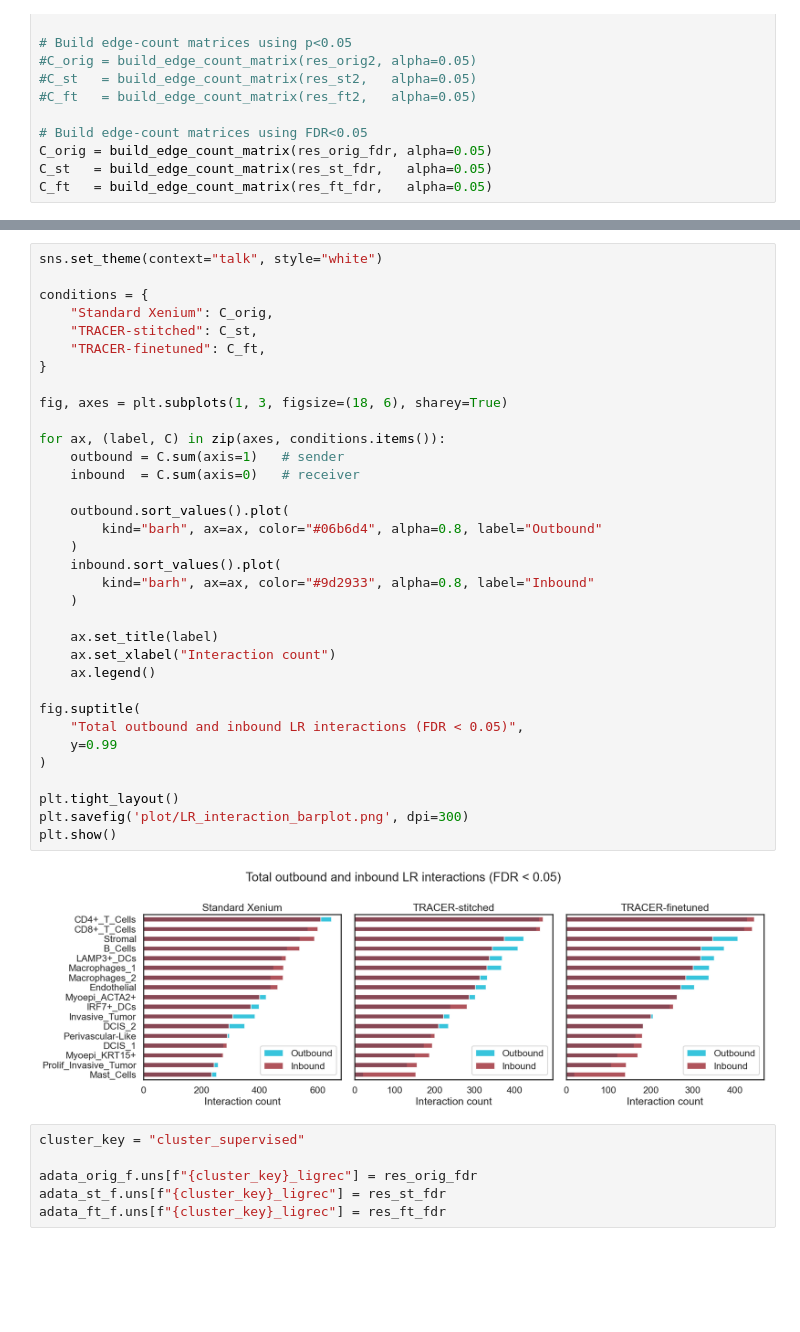
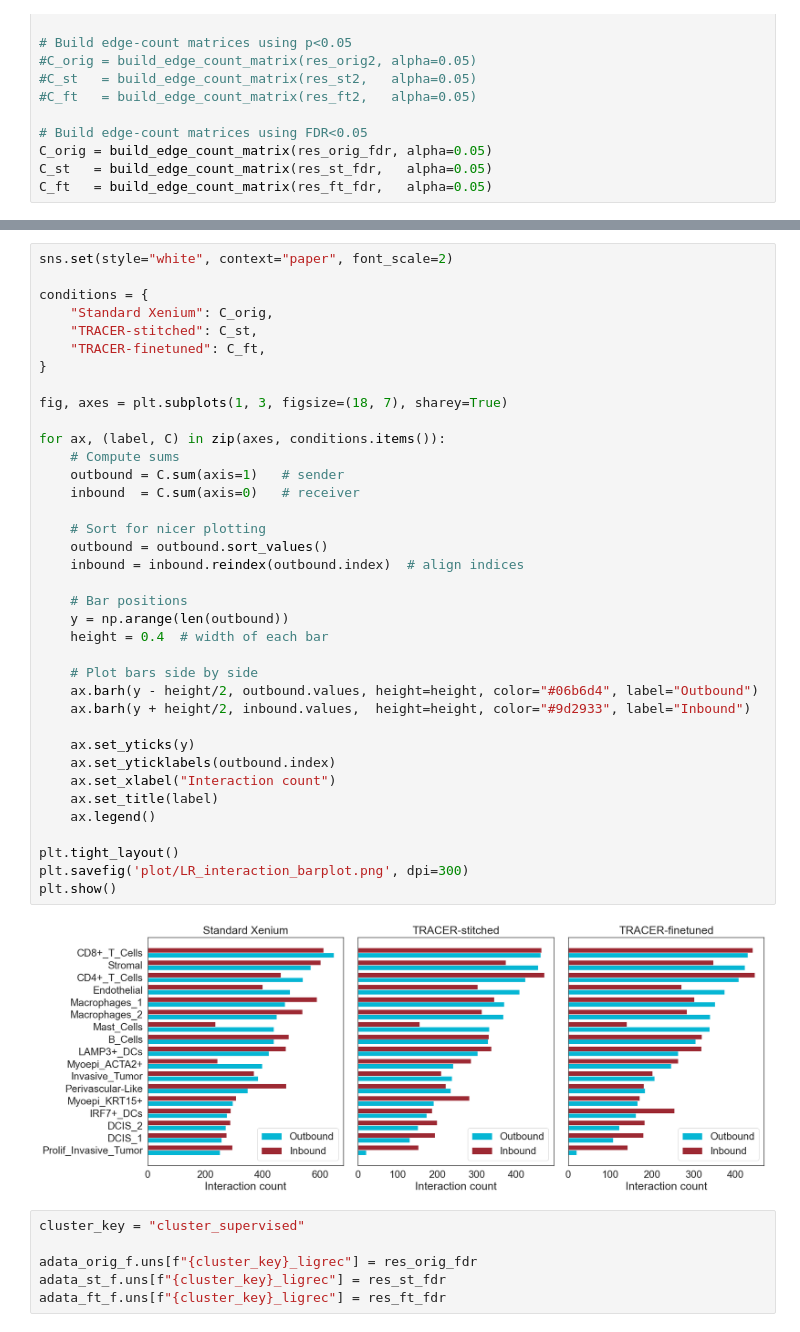
Before and after one commit to imlong4real/TRACER, a Jupyter notebook: tutorials/breast_cancer/CCI_breast_cancer.ipynb, the cells around one changed output, grey strips where cells are left out. Drawn from its saved outputs; the diff is of its cells as text; blank space fills up the shorter version.

```diff
--- a/tutorials/breast_cancer/CCI_breast_cancer.ipynb
+++ b/tutorials/breast_cancer/CCI_breast_cancer.ipynb
@@ -304,39 +312,42 @@ plt.show()
 # %%
-sns.set_theme(context="talk", style="white")
+sns.set(style="white", context="paper", font_scale=2)
 
 conditions = {
     "Standard Xenium": C_orig,
     "TRACER-stitched": C_st,
     "TRACER-finetuned": C_ft,
 }
 
-fig, axes = plt.subplots(1, 3, figsize=(18, 6), sharey=True)
+fig, axes = plt.subplots(1, 3, figsize=(18, 7), sharey=True)
 
 for ax, (label, C) in zip(axes, conditions.items()):
+    # Compute sums
     outbound = C.sum(axis=1)   # sender
     inbound  = C.sum(axis=0)   # receiver
 
-    outbound.sort_values().plot(
-        kind="barh", ax=ax, color="#06b6d4", alpha=0.8, label="Outbound"
-    )
-    inbound.sort_values().plot(
-        kind="barh", ax=ax, color="#9d2933", alpha=0.8, label="Inbound"
-    )
+    # Sort for nicer plotting
+    outbound = outbound.sort_values()
+    inbound = inbound.reindex(outbound.index)  # align indices
 
+    # Bar positions
+    y = np.arange(len(outbound))
+    height = 0.4  # width of each bar
+
+    # Plot bars side by side
+    ax.barh(y - height/2, outbound.values, height=height, color="#06b6d4", label="Outbound")
+    ax.barh(y + height/2, inbound.values,  height=height, color="#9d2933", label="Inbound")
+
+    ax.set_yticks(y)
+    ax.set_yticklabels(outbound.index)
+    ax.set_xlabel("Interaction count")
     ax.set_title(label)
-    ax.set_xlabel("Interaction count")
     ax.legend()
-
-fig.suptitle(
-    "Total outbound and inbound LR interactions (FDR < 0.05)",
-    y=0.99
-)
 
 plt.tight_layout()
 plt.savefig('plot/LR_interaction_barplot.png', dpi=300)
 plt.show()
 # %% [output]
-[figure, old version]
+[figure, new version]
 # %%
 cluster_key = "cluster_supervised"
 
```
Also changed, not shown: parts of 5 cells of this notebook, 31 other files.
